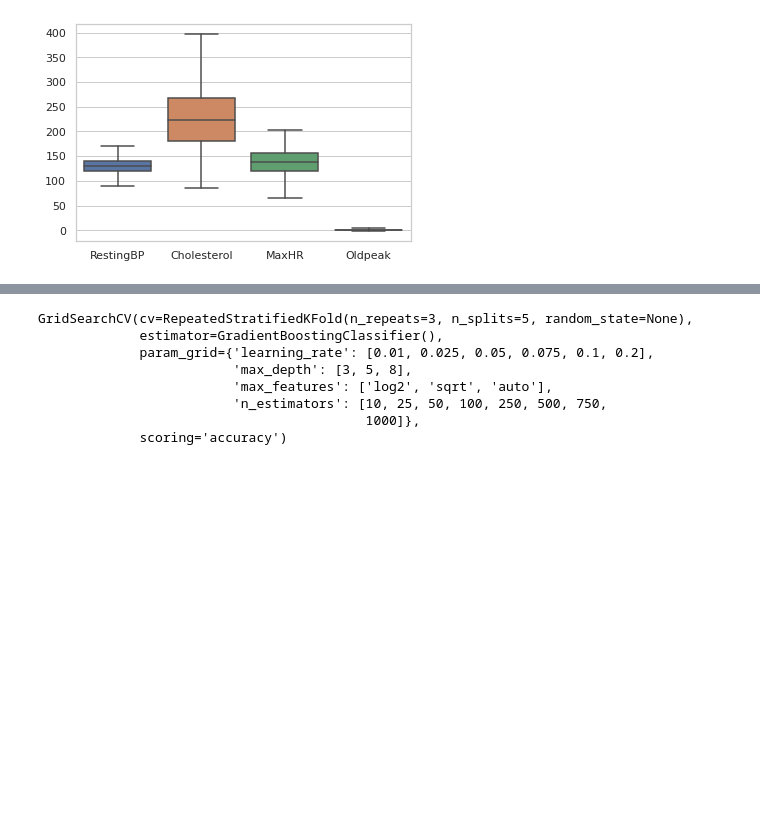
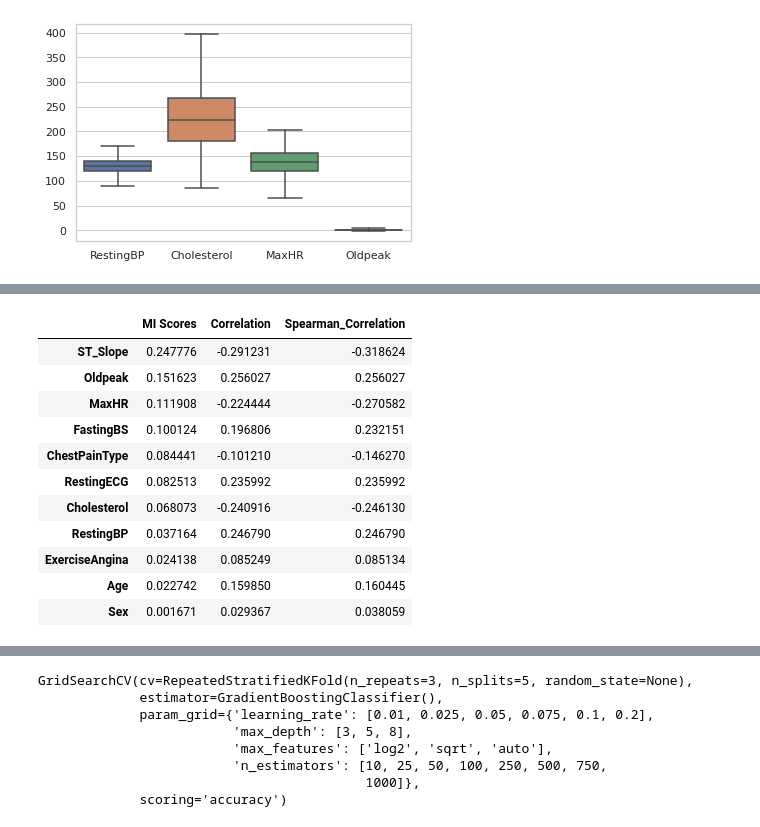
Before and after one commit to mcgmed/Machine-Learning-Projects, a Jupyter notebook: heart-failure-prediction-gradient-boosting.ipynb, the cells around one changed output, grey strips where cells are left out. Cells and saved outputs as stored; diff of their text form; code cells hidden in the pictures; blank space fills up the shorter version.

```diff
--- a/heart-failure-prediction-gradient-boosting.ipynb
+++ b/heart-failure-prediction-gradient-boosting.ipynb
@@ -163,0 +275,26 @@ I think it looks like better.
+# %%
+from sklearn.feature_selection import mutual_info_regression
+
+mi = pd.DataFrame(mutual_info_regression(X_preprocessed, y), columns=['MI Scores'], index=X_preprocessed.columns)
+corr = pd.DataFrame(X_preprocessed[X_preprocessed.columns].corrwith(y['HeartDisease']),
+                    columns=['Correlation'])
+s_corr = pd.DataFrame(X_preprocessed[X_preprocessed.columns].corrwith(y['HeartDisease'],
+                                                                      method='spearman'),
+                      columns=['Spearman_Correlation'])
+
+relation = mi.join(corr)
+relation = relation.join(s_corr)
+relation.sort_values(by='MI Scores', ascending=False)
+# %% [output]
+|  | MI Scores | Correlation | Spearman_Correlation |
+| ST_Slope | 0.247776 | -0.291231 | -0.318624 |
+| Oldpeak | 0.151623 | 0.256027 | 0.256027 |
+| MaxHR | 0.111908 | -0.224444 | -0.270582 |
+| FastingBS | 0.100124 | 0.196806 | 0.232151 |
+| ChestPainType | 0.084441 | -0.101210 | -0.146270 |
+| RestingECG | 0.082513 | 0.235992 | 0.235992 |
+| Cholesterol | 0.068073 | -0.240916 | -0.246130 |
+| RestingBP | 0.037164 | 0.246790 | 0.246790 |
+| ExerciseAngina | 0.024138 | 0.085249 | 0.085134 |
+| Age | 0.022742 | 0.159850 | 0.160445 |
+| Sex | 0.001671 | 0.029367 | 0.038059 |
```
Also changed, not shown: parts of 36 cells of this notebook.
